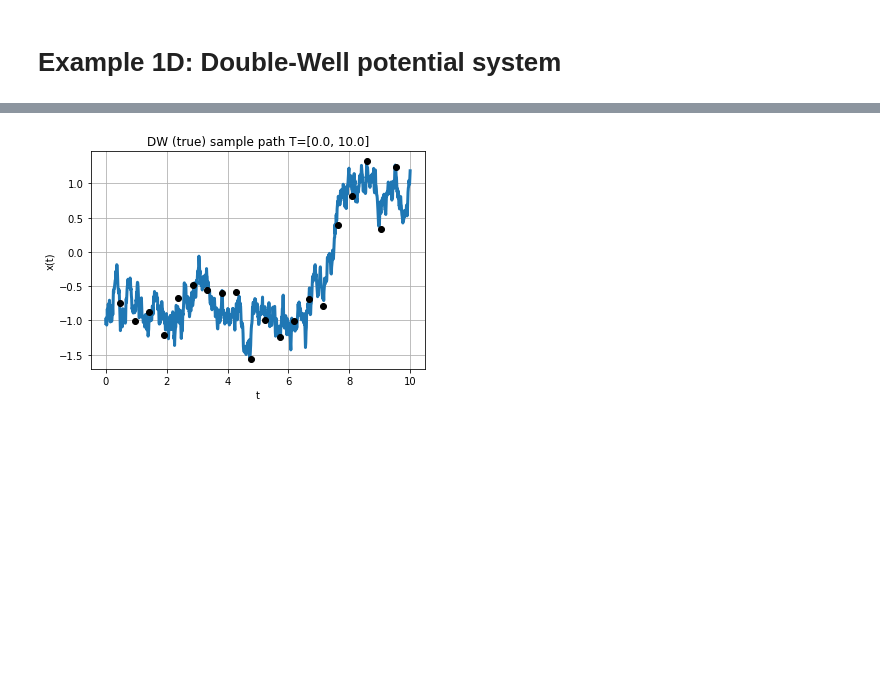
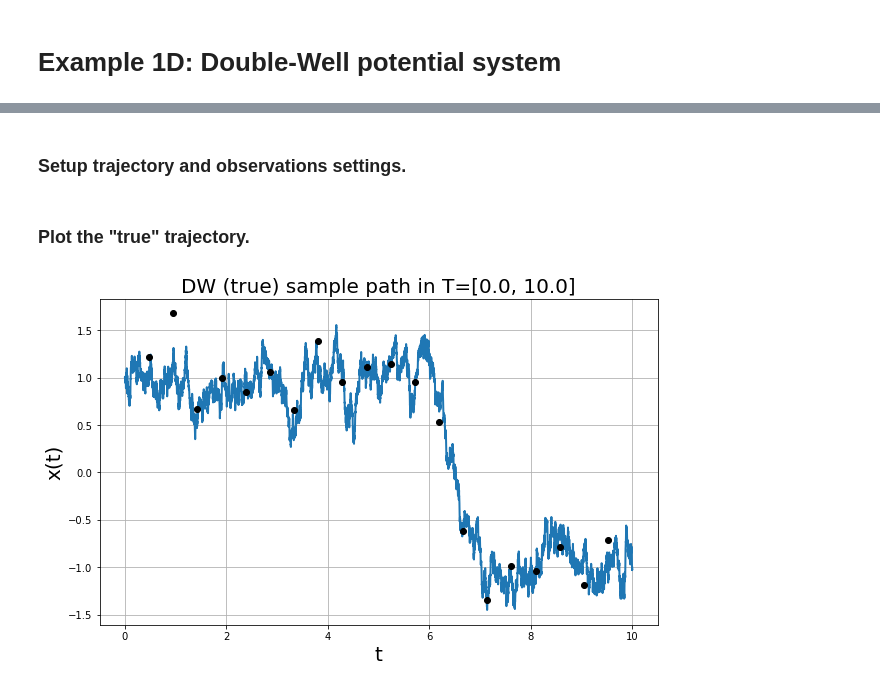
Before and after one commit to vrettasm/MeanFieldVarGP, a Jupyter notebook: src/examples/example_DW.ipynb, the cells around one changed output, grey strips where cells are left out. Cells and saved outputs as stored; diff of their text form; code cells hidden in the pictures; blank space fills up the shorter version.

```diff
--- a/src/examples/example_DW.ipynb
+++ b/src/examples/example_DW.ipynb
@@ -21,18 +26,26 @@ from numerical.symbolics import get_local_polynomials
 # %%
-# Drift and noise parameter(s).
+# Drift and noise parameters.
 theta, sigma = 1.0, 0.8
 
 # Create a DoubleWell object.
-DW = DoubleWell(sigma, theta, r_seed=180)
+DW = DoubleWell(sigma, theta, r_seed=575)
+# %% [markdown]
+### Setup trajectory and observations settings.
 # %%
 # Time-window of inference T = [t0, tf] with step = dt.
-t0, tf, dt = 0.0, 10.0, 0.01
+t0, tf, dt = 0.0, 10.0, 0.001
 
 # Make a trajectory (discrete sample path).
 DW.make_trajectory(t0, tf, dt)
 
 # Observation density.
-nobs = 2
+nobs_per_time_unit = 2
 
-# Collect the (noise free) observations.
-obs_idk, obs_val = DW.collect_obs(nobs)
+# Collect the noise free observations.
+obs_idk, obs_val = DW.collect_obs(nobs_per_time_unit)
+
+# Observation noise (variance).
+obs_noise = 0.04
+
+# Add Gaussian I.I.D. noise to the observations.
+obs_val += np.sqrt(obs_noise) * DW.rng.standard_normal(obs_val.shape)
@@ -45,10 +52,19 @@ obs_val += np.sqrt(obs_noise) * DW.rng.standard_normal(obs_val.shape)
+# %% [markdown]
+### Plot the "true" trajectory.
 # %%
-# Quick sample path plot.
-plt.plot(DW.tk, DW.xt, linewidth=3)
-plt.plot(obs_idk*dt, obs_val, 'ko')
-plt.xlabel('t')
-plt.ylabel('x(t)')
-plt.title(f"DW (true) sample path T=[{t0}, {tf}]")
-plt.grid(True)
+# Create one subplot.
+_, ax1 = plt.subplots(1, 1, figsize=(10, 6))
+
+# Plot the initial path.
+ax1.plot(DW.tk, DW.xt, linewidth=2)
+ax1.plot(obs_idk*dt, obs_val, 'ko')
+
+# Plot the x/y labels.
+ax1.set_xlabel('t', fontsize=20)
+ax1.set_ylabel("x(t)", fontsize=20)
+
+# Set the title.
+ax1.set_title(f"DW (true) sample path in T=[{t0}, {tf}]", fontsize=20)
+ax1.grid(True)
 # %% [output]
-[figure, old version]
+[figure, new version]
```
Also changed, not shown: parts of 28 cells of this notebook.
